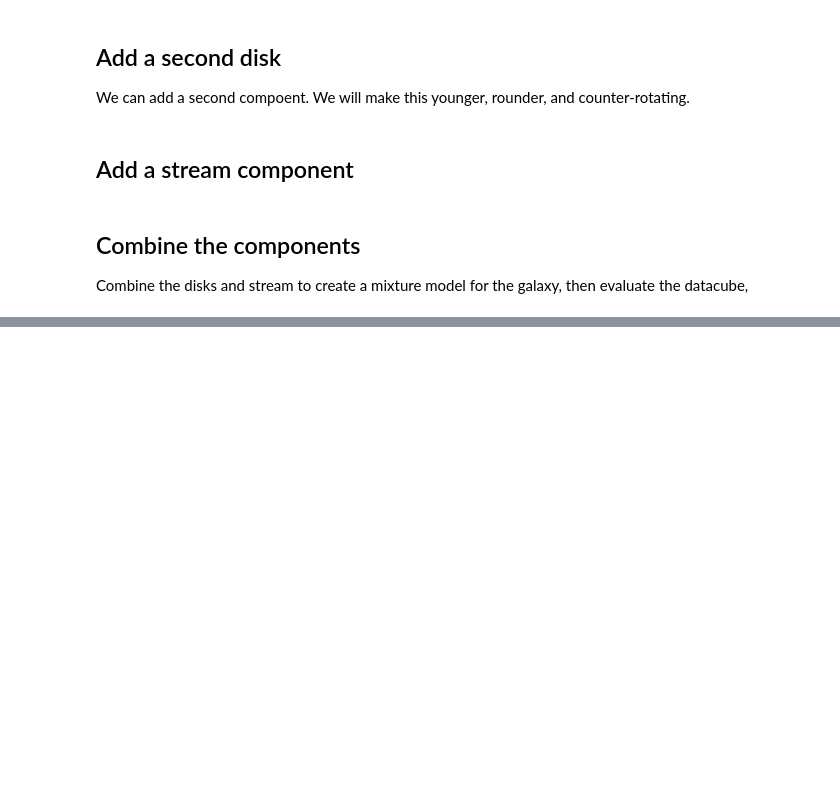
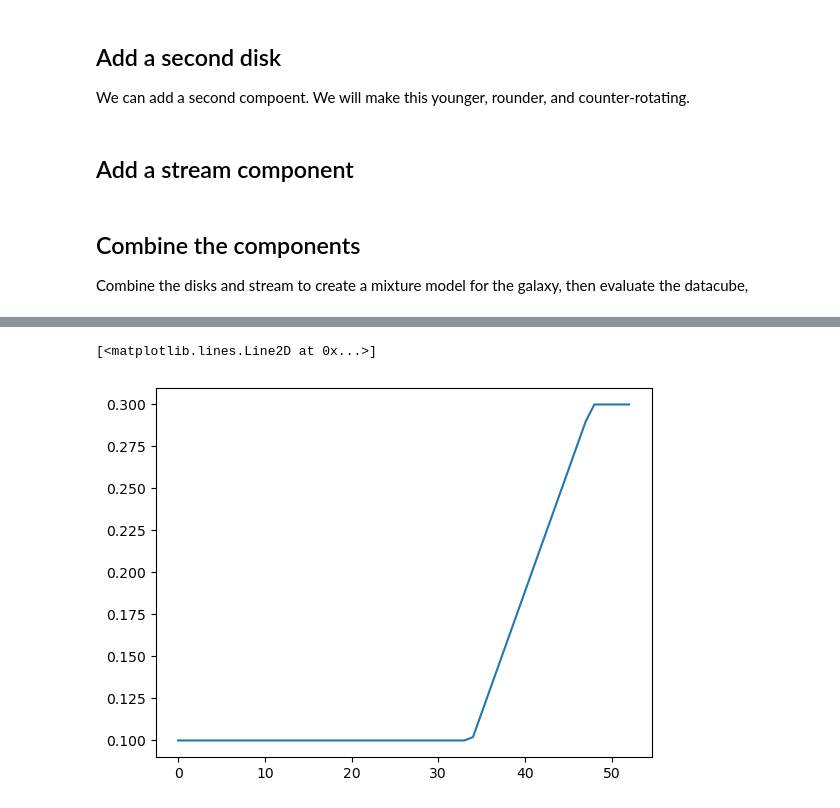
Before and after one commit to prashjet/popkinmocks, a Jupyter notebook: docs/source/notebooks/popkinmocks.ipynb, the cells around one changed output, grey strips where cells are left out. Drawn from its saved outputs; the diff is of its cells as text; code cells hidden in the pictures; blank space fills up the shorter version.

```diff
--- a/docs/source/notebooks/popkinmocks.ipynb
+++ b/docs/source/notebooks/popkinmocks.ipynb
@@ -169,0 +221,5 @@ plt.gca().set_xlabel('Wavelength')
+# %%
+plt.plot(q)
+# %% [output]
+[<matplotlib.lines.Line2D at 0x...>]
+[figure, added]
```
Also changed, not shown: parts of 23 cells of this notebook, 18 other files.
